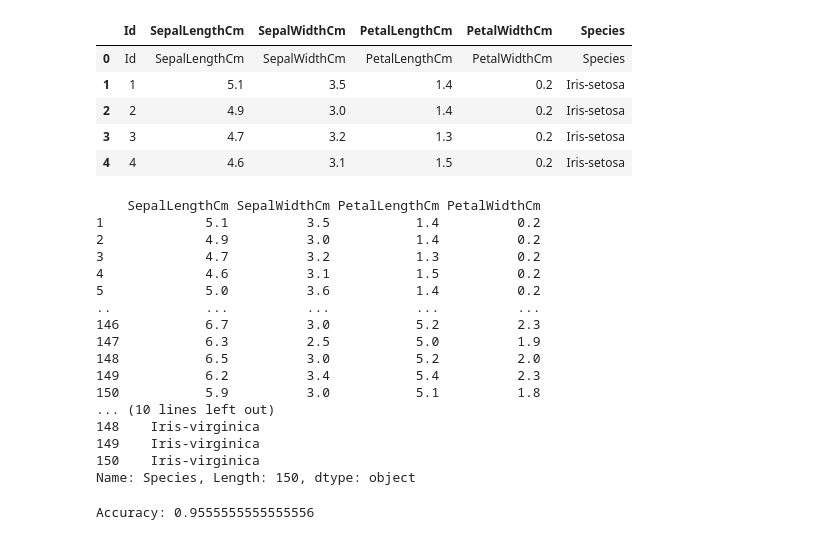
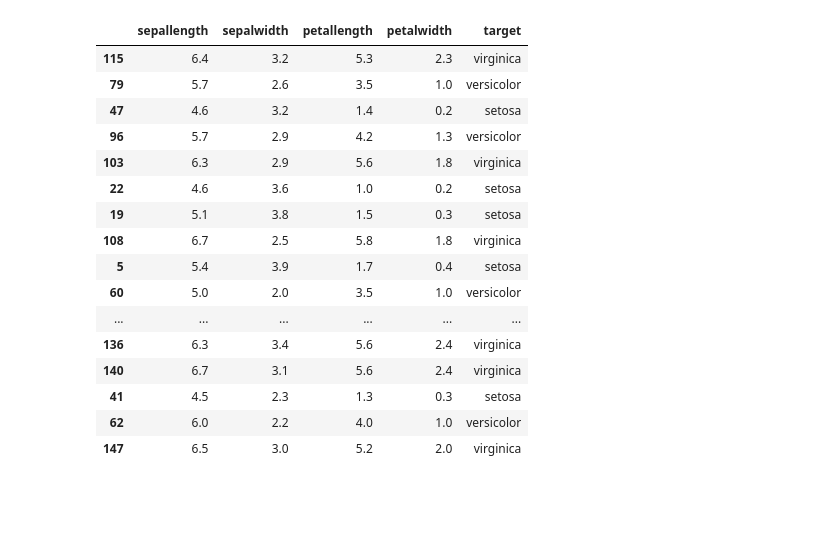
Before and after one commit to Kunal-Attri/Iris-Species-Classification, a Jupyter notebook: Iris-DecisionTree.ipynb, the cells around one changed output. Saved outputs shown, nothing was run; the diff lists cells and outputs as text; code cells hidden in the pictures; blank space fills up the shorter version.

```diff
--- a/Iris-DecisionTree.ipynb
+++ b/Iris-DecisionTree.ipynb
@@ -2,49 +2,30 @@
 import pandas as pd
 from sklearn.tree import DecisionTreeClassifier
 from sklearn.model_selection import train_test_split
+from sklearn.datasets import load_iris
+from sklearn import tree
 from sklearn import metrics
 import numpy as np
-
-col_names = ['Id', 'SepalLengthCm', 'SepalWidthCm', 'PetalLengthCm', 'PetalWidthCm', 'Species']
-# load dataset
-Iris = pd.read_csv("Iris.csv", header=None, names=col_names)
-Iris.head()
+from Convert import convert_to_dataframe
-# %% [output]
-|  | Id | SepalLengthCm | SepalWidthCm | PetalLengthCm | PetalWidthCm | Species |
-| 0 | Id | SepalLengthCm | SepalWidthCm | PetalLengthCm | PetalWidthCm | Species |
-| 1 | 1 | 5.1 | 3.5 | 1.4 | 0.2 | Iris-setosa |
-| 2 | 2 | 4.9 | 3.0 | 1.4 | 0.2 | Iris-setosa |
-| 3 | 3 | 4.7 | 3.2 | 1.3 | 0.2 | Iris-setosa |
-| 4 | 4 | 4.6 | 3.1 | 1.5 | 0.2 | Iris-setosa |
-# %%
-feature_cols = ['SepalLengthCm', 'SepalWidthCm', 'PetalLengthCm', 'PetalWidthCm']
-X = Iris[feature_cols][1:]
-y = Iris.Species[1:]
-print(X)
-print(y)
-# %% [output]
-    SepalLengthCm SepalWidthCm PetalLengthCm PetalWidthCm
-1             5.1          3.5           1.4          0.2
-2             4.9          3.0           1.4          0.2
-3             4.7          3.2           1.3          0.2
-4             4.6          3.1           1.5          0.2
-5             5.0          3.6           1.4          0.2
-..            ...          ...           ...          ...
-146           6.7          3.0           5.2          2.3
-147           6.3          2.5           5.0          1.9
-148           6.5          3.0           5.2          2.0
-149           6.2          3.4           5.4          2.3
-150           5.9          3.0           5.1          1.8
-... (10 lines left out)
-148    Iris-virginica
-149    Iris-virginica
-150    Iris-virginica
-Name: Species, Length: 150, dtype: object
-# %%
-X_train, X_test, y_train, y_test = train_test_split(X, y, test_size=0.3, random_state=1)
-clf = DecisionTreeClassifier()
-clf = clf.fit(X_train,y_train)
-y_pred = clf.predict(X_test)
-print("Accuracy:",metrics.accuracy_score(y_test, y_pred))
-# %% [output]
-Accuracy: 0.9555555555555556
+# %%
+iris = convert_to_dataframe(load_iris())
+# %%
+iris.sample(20)
+# %% [output]
+|  | sepallength | sepalwidth | petallength | petalwidth | target |
+| 115 | 6.4 | 3.2 | 5.3 | 2.3 | virginica |
+| 79 | 5.7 | 2.6 | 3.5 | 1.0 | versicolor |
+| 47 | 4.6 | 3.2 | 1.4 | 0.2 | setosa |
+| 96 | 5.7 | 2.9 | 4.2 | 1.3 | versicolor |
+| 103 | 6.3 | 2.9 | 5.6 | 1.8 | virginica |
+| 22 | 4.6 | 3.6 | 1.0 | 0.2 | setosa |
+| 19 | 5.1 | 3.8 | 1.5 | 0.3 | setosa |
+| 108 | 6.7 | 2.5 | 5.8 | 1.8 | virginica |
+| 5 | 5.4 | 3.9 | 1.7 | 0.4 | setosa |
+| 60 | 5.0 | 2.0 | 3.5 | 1.0 | versicolor |
+| ... | ... | ... | ... | ... | ... |
+| 136 | 6.3 | 3.4 | 5.6 | 2.4 | virginica |
+| 140 | 6.7 | 3.1 | 5.6 | 2.4 | virginica |
+| 41 | 4.5 | 2.3 | 1.3 | 0.3 | setosa |
+| 62 | 6.0 | 2.2 | 4.0 | 1.0 | versicolor |
+| 147 | 6.5 | 3.0 | 5.2 | 2.0 | virginica |
```
Also changed, not shown: parts of 12 cells of this notebook, 1 other file.
